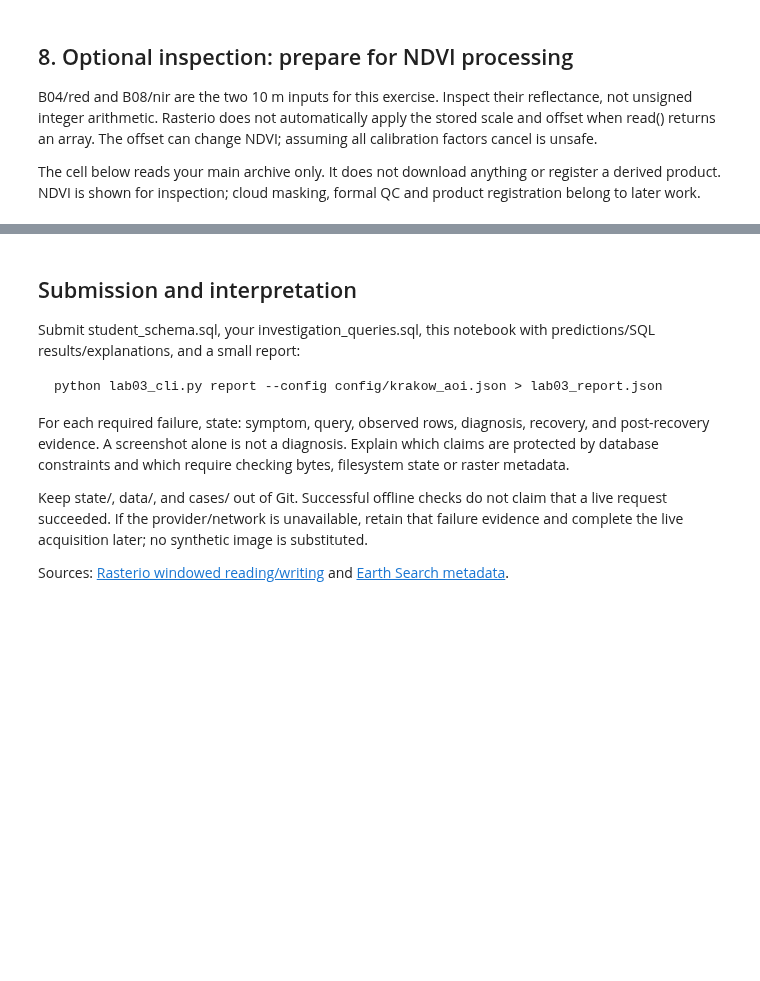
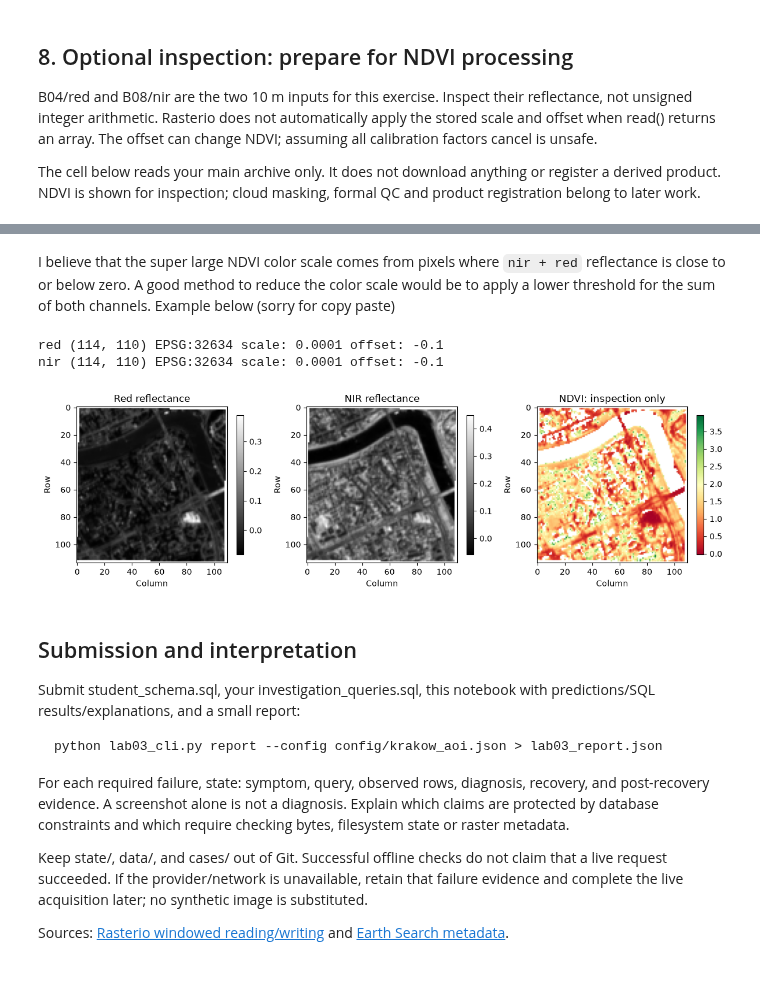
Before and after one commit to SzymonSkrzypczyk/Automated_Workflows, a Jupyter notebook: Labs/Lab03/Lab03_AOI_Bands_v1_20261015.ipynb, the cells around one changed output, grey strips where cells are left out. Saved outputs shown, nothing was run; the diff lists cells and outputs as text; code cells hidden in the pictures; blank space fills up the shorter version.

```diff
--- a/Labs/Lab03/Lab03_AOI_Bands_v1_20261015.ipynb
+++ b/Labs/Lab03/Lab03_AOI_Bands_v1_20261015.ipynb
@@ -708,3 +854,42 @@ else:
+# %% [markdown]
+I believe that the super large NDVI color scale comes from pixels where `nir + red` reflectance is close to or below zero. A good method to reduce the color scale would be to apply a lower threshold for the sum of both channels. Example below (sorry for copy paste)
+# %%
+paths = {}
+if DB.is_file():
+    with sqlite3.connect(f'{DB.as_uri()}?mode=ro', uri=True) as conn:
+        names = {row[0] for row in conn.execute("SELECT name FROM sqlite_master WHERE type='table'")}
+        if 'artifact_locations' in names:
+            for band, path in conn.execute("""SELECT a.asset_key,l.local_path FROM subset_requests s
+                JOIN assets a USING(asset_id) JOIN artifact_locations l ON l.artifact_id=s.latest_artifact_id
+                WHERE l.status='available' ORDER BY s.updated_at"""):
+                paths[band] = Path(path)
+if set(paths) != {'red','nir'} or not all(p.is_file() for p in paths.values()):
+    print('Acquire both main-archive AOI subsets first; no download is performed by this cell.')
+else:
+    arrays = {}
+    grids = {}
+    for band, path in paths.items():
+        with rasterio.open(path) as src:
+            grids[band] = (src.crs, src.transform, src.shape)
+            arrays[band] = src.read(1, masked=True).astype('float32') * src.scales[0] + src.offsets[0]
+            print(band, src.shape, src.crs, 'scale:', src.scales[0], 'offset:', src.offsets[0])
+    assert grids['red'] == grids['nir'], 'Choose the same AOI and aligned bands'
+    red, nir = arrays['red'], arrays['nir']
+    denominator = nir + red
+    with np.errstate(divide='ignore', invalid='ignore'):
+        valid = denominator > 0.05
+        ndvi = np.ma.masked_where(~valid, (nir - red) / denominator)
+    fig, axes = plt.subplots(1,3,figsize=(12,4))
+    for ax, values, title in zip(axes,[red,nir,ndvi],['Red reflectance','NIR reflectance','NDVI: inspection only']):
+        im = ax.imshow(values, cmap='RdYlGn' if title.startswith('NDVI') else 'gray')
+        ax.set_title(title); ax.set_xlabel('Column'); ax.set_ylabel('Row')
+        fig.colorbar(im,ax=ax,shrink=0.65)
+    plt.tight_layout()
+    plt.show()
+# %% [output]
+red (114, 110) EPSG:32634 scale: 0.0001 offset: -0.1
+nir (114, 110) EPSG:32634 scale: 0.0001 offset: -0.1
+[figure, added]
 # %% [markdown]
 ## Submission and interpretation
 
```
Also changed, not shown: parts of 2 cells of this notebook, 3 other files.
